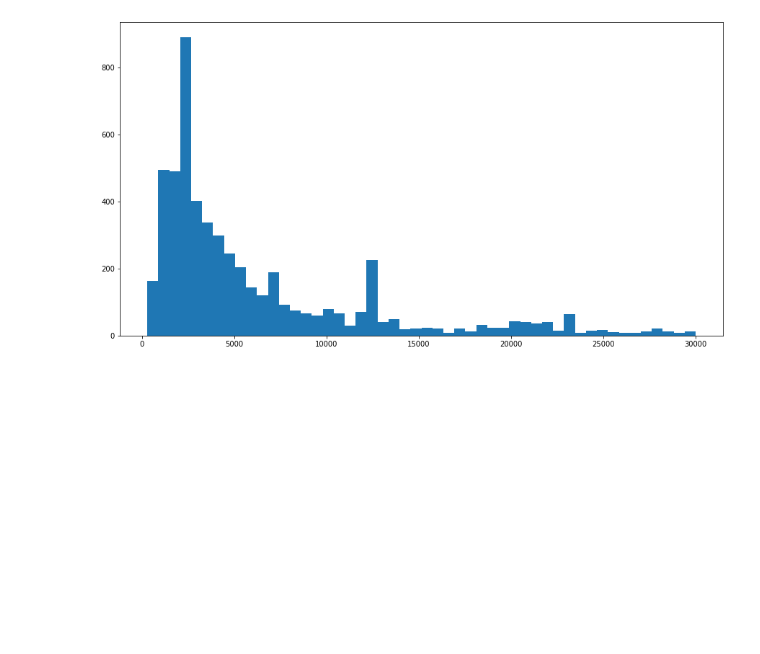
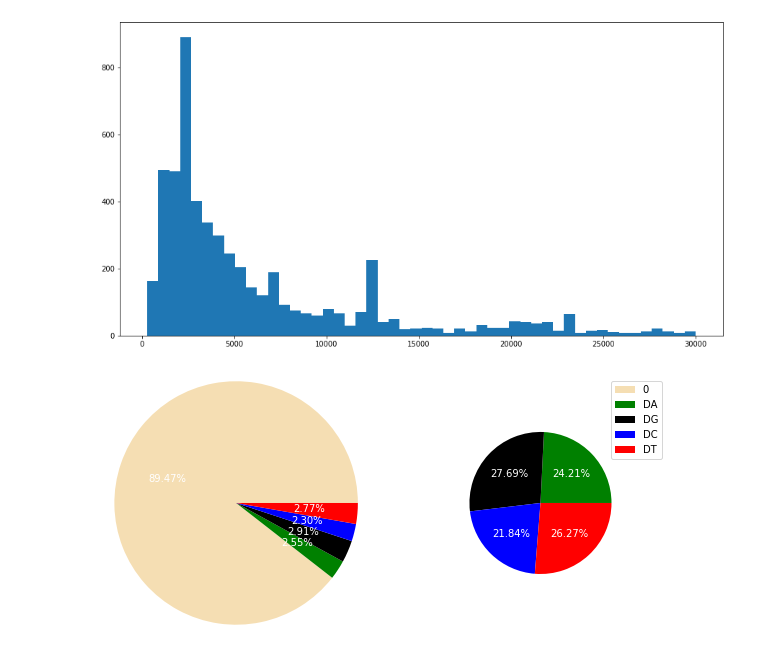
Before and after one commit to geraseva/masif_npi, a Jupyter notebook: Dataset_analysis.ipynb, the cells around one changed output. Cells and saved outputs as stored; diff of their text form; code cells hidden in the pictures; blank space fills up the shorter version.

```diff
--- a/Untitled.ipynb
+++ b/Dataset_analysis.ipynb
@@ -5,11 +3,11 @@ from torch_geometric.loader import DataLoader
 import matplotlib.pyplot as plt
 # %%
-with open("masif_npi/npidb.list") as f_tr:
+with open("npidb.list") as f_tr:
     names = f_tr.read().splitlines()
 a=[]
 for name in names:
     b=name.split("_")[0]+'_'+name.split('_')[1]
-    x=np.load('masif_npi/npys/'+b+'_atomtypes.npy')
+    x=np.load('npi_dataset/raw/'+b+'_atomtypes.npy')
     a.append(x.shape[0])
 a=np.array(a)
 names=np.array(names)
@@ -62,3 +60,25 @@ plt.hist(a, bins=50)
 plt.show()
 # %% [output]
 [figure]
+# %%
+import torch
+dataset=torch.load('npi_dataset/processed/npi/training_npi.pt')
+# %%
+a=np.array(dataset[0].gen_labels_p1)
+length=a.shape[0]
+# %%
+fig,ax=plt.subplots(1,2, figsize=(10,10))
+ax[0].pie(np.sum(a[:,None]==np.array([0,1,2,3,4])[None,:],axis=0),
+          colors=['wheat','green','black','blue','red'],
+          autopct=lambda x: f'{x:.2f}%',
+          labels=['0','DA','DG','DC','DT'], radius=1.2,
+          textprops={'fontsize':10, 'color': 'white'})
+ax[1].pie(np.sum(a[:,None]==np.array([5,1,2,3,4])[None,:],axis=0),
+          colors=['wheat','green','black','blue','red'],
+          autopct=lambda x: f'{x:.2f}%'if x>0 else '',
+          labels=['0','DA','DG','DC','DT'], radius=0.7,
+          textprops={'fontsize':10, 'color': 'white'})
+ax[1].legend()
+fig.show()
+# %% [output]
+[figure, added]
```
Also changed, not shown: parts of 1 cell of this notebook, 2 other files.
